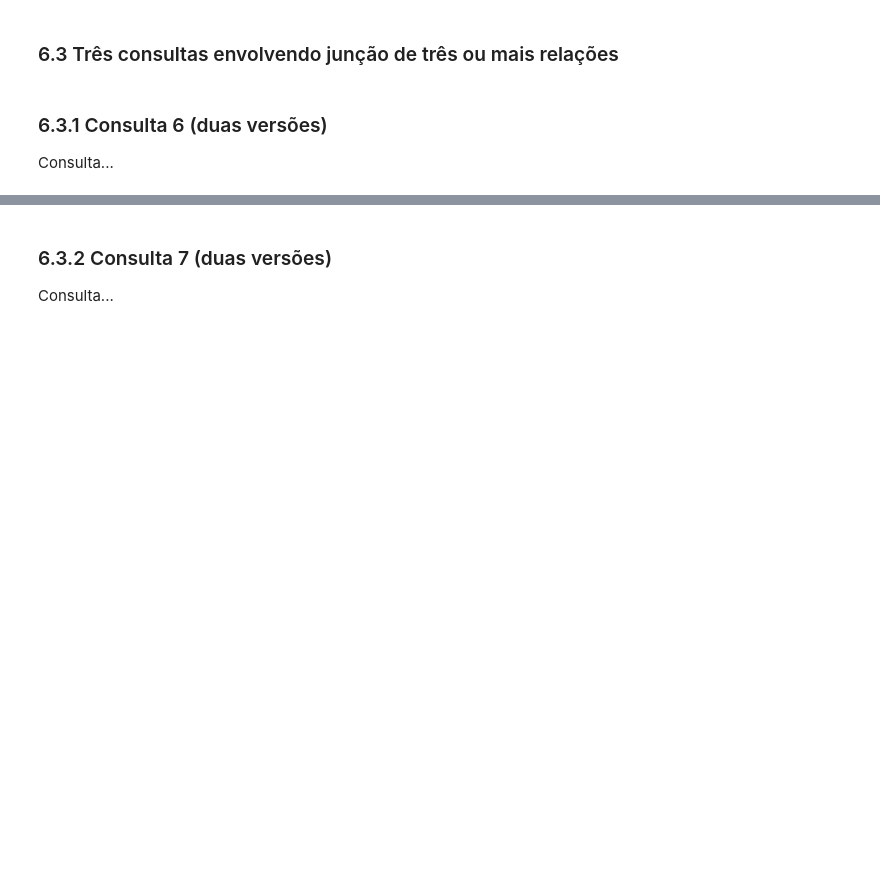
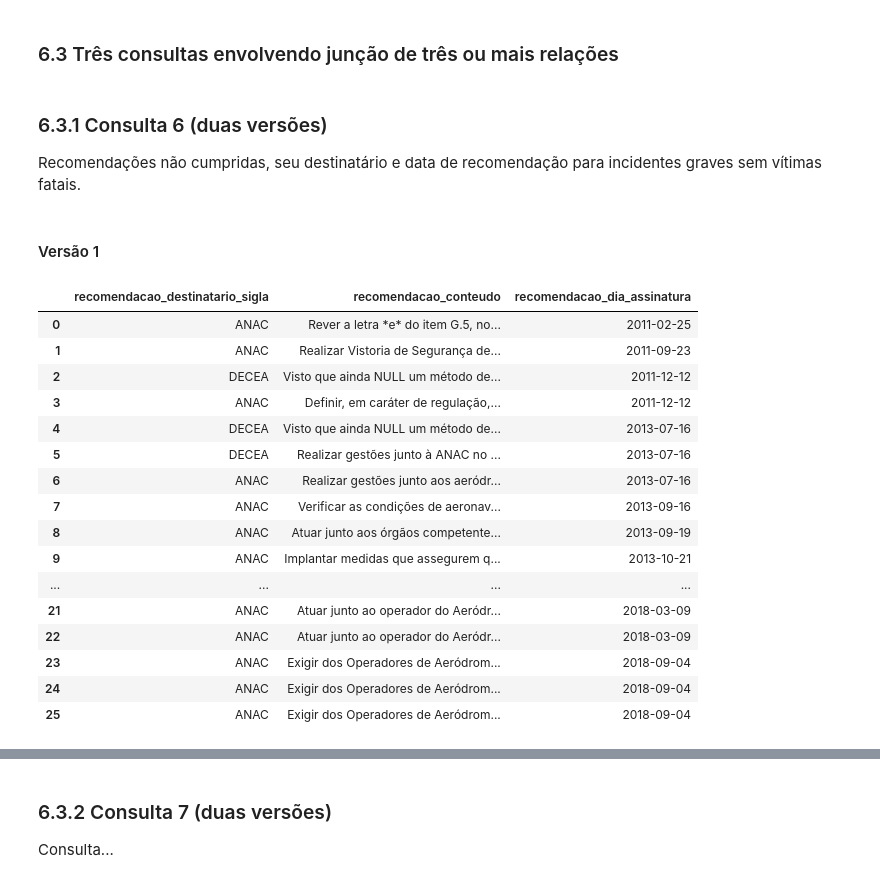
Before and after one commit to otavio-silva/IBD-TP2, a Jupyter notebook: code/TrabalhoPratico02.ipynb, the cells around one changed output, grey strips where cells are left out. Drawn from its saved outputs; the diff is of its cells as text; code cells hidden in the pictures; blank space fills up the shorter version.

Commit message:
Nova consulta: Recomendações não cumpridas, seu destinatário e data de recomendação para incidentes graves sem vítimas fatais.

```diff
--- a/code/TrabalhoPratico02.ipynb
+++ b/code/TrabalhoPratico02.ipynb
@@ -559,4 +583,4 @@ pd.read_sql(query, conn)
 ### 6.3 Três consultas envolvendo junção de três ou mais relações
 # %% [markdown]
 ### 6.3.1 Consulta 6 (duas versões)
-Consulta...
+Recomendações não cumpridas, seu destinatário e data de recomendação para incidentes graves sem vítimas fatais.
@@ -566,0 +587,31 @@ Consulta...
+# %% [markdown]
+#### Versão 1
+# %%
+query = """
+        SELECT recomendacao_destinatario_sigla, recomendacao_conteudo, recomendacao_dia_assinatura
+        FROM RecomendacoesSeguranca NATURAL JOIN Ocorrencias NATURAL JOIN AeronavesEnvolvidas
+        WHERE ocorrencia_classificacao = "INCIDENTE GRAVE"
+              AND total_fatalidades = 0
+              AND recomendacao_status = "NÃO CUMPRIDA"
+        ORDER BY recomendacao_dia_assinatura
+        """
+
+pd.read_sql(query, conn)
+# %% [output]
+|  | recomendacao_destinatario_sigla | recomendacao_conteudo | recomendacao_dia_assinatura |
+| 0 | ANAC | Rever a letra *e* do item G.5, no... | 2011-02-25 |
+| 1 | ANAC | Realizar Vistoria de Segurança de... | 2011-09-23 |
+| 2 | DECEA | Visto que ainda NULL um método de... | 2011-12-12 |
+| 3 | ANAC | Definir, em caráter de regulação,... | 2011-12-12 |
+| 4 | DECEA | Visto que ainda NULL um método de... | 2013-07-16 |
+| 5 | DECEA | Realizar gestões junto à ANAC no ... | 2013-07-16 |
+| 6 | ANAC | Realizar gestões junto aos aeródr... | 2013-07-16 |
+| 7 | ANAC | Verificar as condições de aeronav... | 2013-09-16 |
+| 8 | ANAC | Atuar junto aos órgãos competente... | 2013-09-19 |
+| 9 | ANAC | Implantar medidas que assegurem q... | 2013-10-21 |
+| ... | ... | ... | ... |
+| 21 | ANAC | Atuar junto ao operador do Aeródr... | 2018-03-09 |
+| 22 | ANAC | Atuar junto ao operador do Aeródr... | 2018-03-09 |
+| 23 | ANAC | Exigir dos Operadores de Aeródrom... | 2018-09-04 |
+| 24 | ANAC | Exigir dos Operadores de Aeródrom... | 2018-09-04 |
+| 25 | ANAC | Exigir dos Operadores de Aeródrom... | 2018-09-04 |
```
Also changed, not shown: parts of 14 cells of this notebook.
